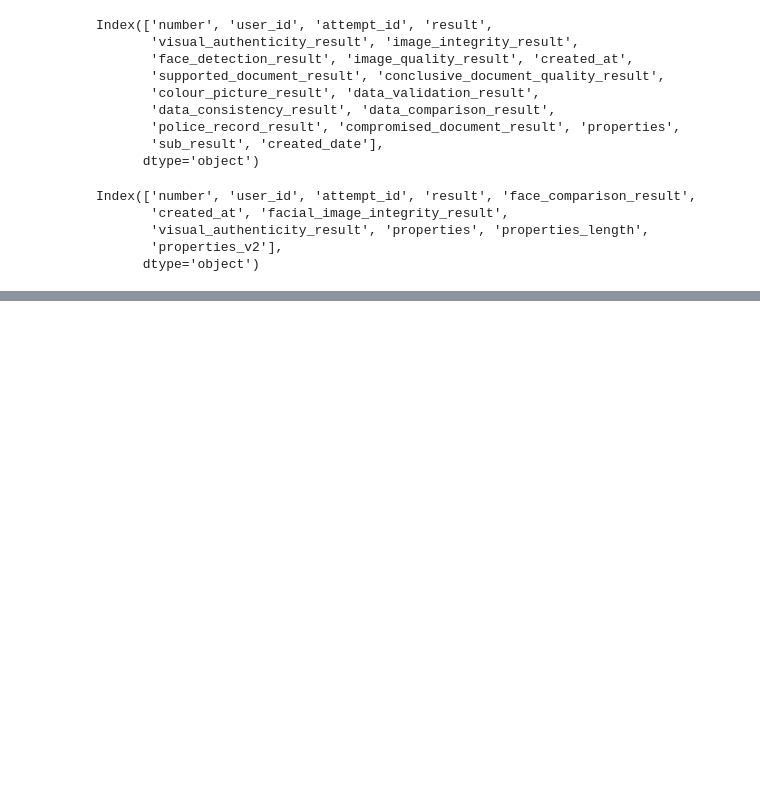
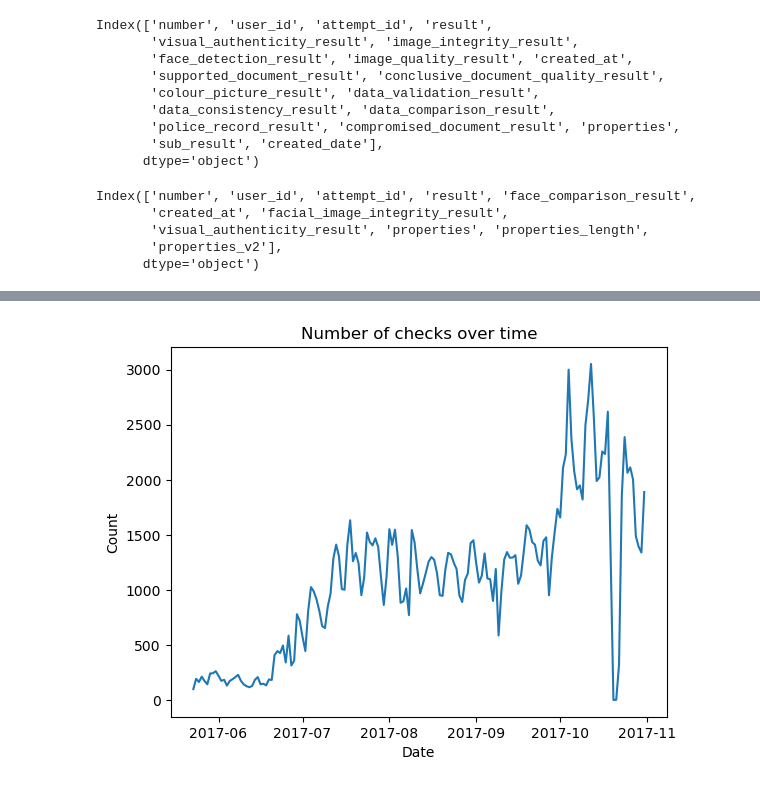
Before and after one commit to LaszloCodes/kyc_analysis, a Jupyter notebook: kyc_analysis.ipynb, the cells around one changed output, grey strips where cells are left out. Drawn from its saved outputs; the diff is of its cells as text; code cells hidden in the pictures; blank space fills up the shorter version.

Commit message:
Adding graphs to see doc results by date

```diff
--- a/kyc_analysis.ipynb
+++ b/kyc_analysis.ipynb
@@ -404,0 +429,3 @@ combined_check_results = facial_report_subset.merge(doc_report_subset, on=['user
+# %%
+# Drop one visual authenticity column to avoid duplication
+combined_check_results = combined_check_results.drop('facial_visual_authenticity_result',axis=1)
@@ -404,0 +436,7 @@ combined_check_results = facial_report_subset.merge(doc_report_subset, on=['user
+# %%
+# Display doc result over time
+doc_results = combined_check_results.groupby(['doc_created_date','doc_result']).size().unstack(fill_value=0) # Without .unstack(), you'd need extra logic to turn that multi-index Series into a usable table. With .unstack(), it's done in one line.
+# %%
+doc_results['doc_checks'] = doc_results['clear'] + doc_results['consider']
+# %%
+doc_results['clear_pct'] = doc_results['clear'] / (doc_results['clear'] + doc_results['consider'])
@@ -404,0 +460,8 @@ combined_check_results = facial_report_subset.merge(doc_report_subset, on=['user
+# %%
+doc_results['doc_checks'].plot(kind='line')
+plt.title('Number of checks over time')
+plt.xlabel('Date')
+plt.ylabel('Count')
+plt.show()
+# %% [output]
+[figure, added]
```
Also changed, not shown: parts of 30 cells of this notebook.
